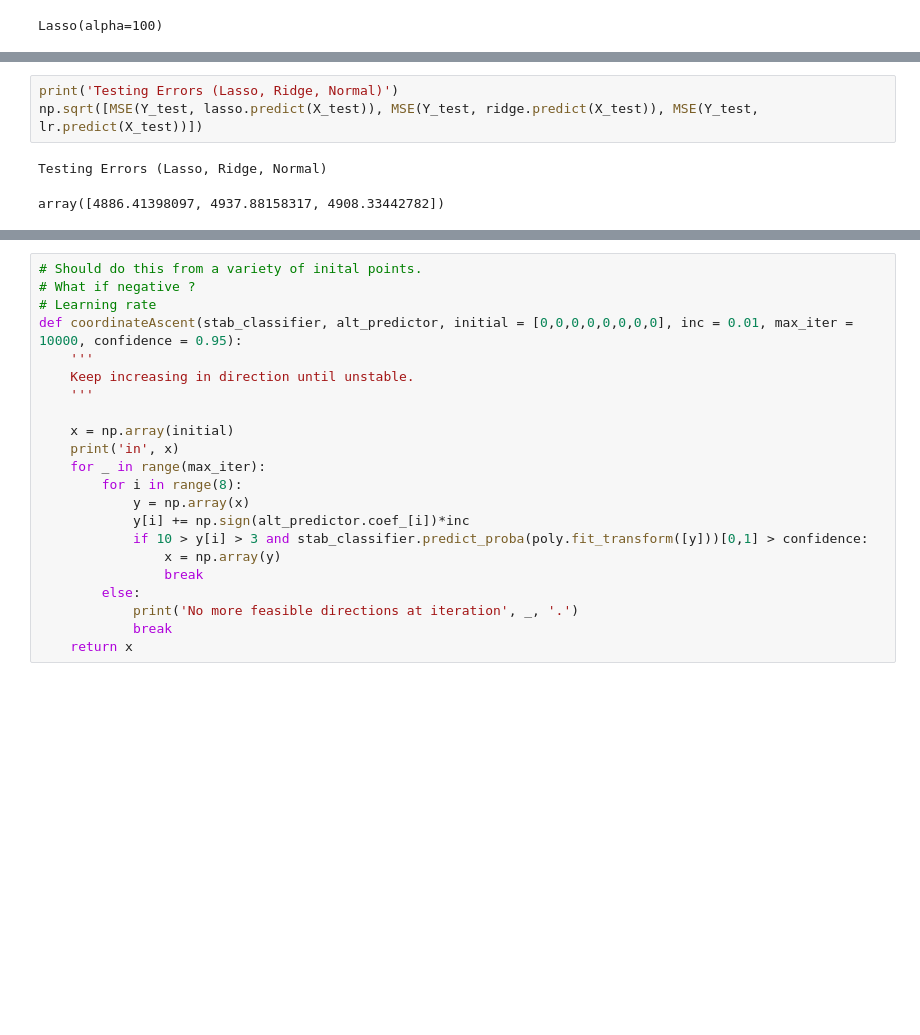
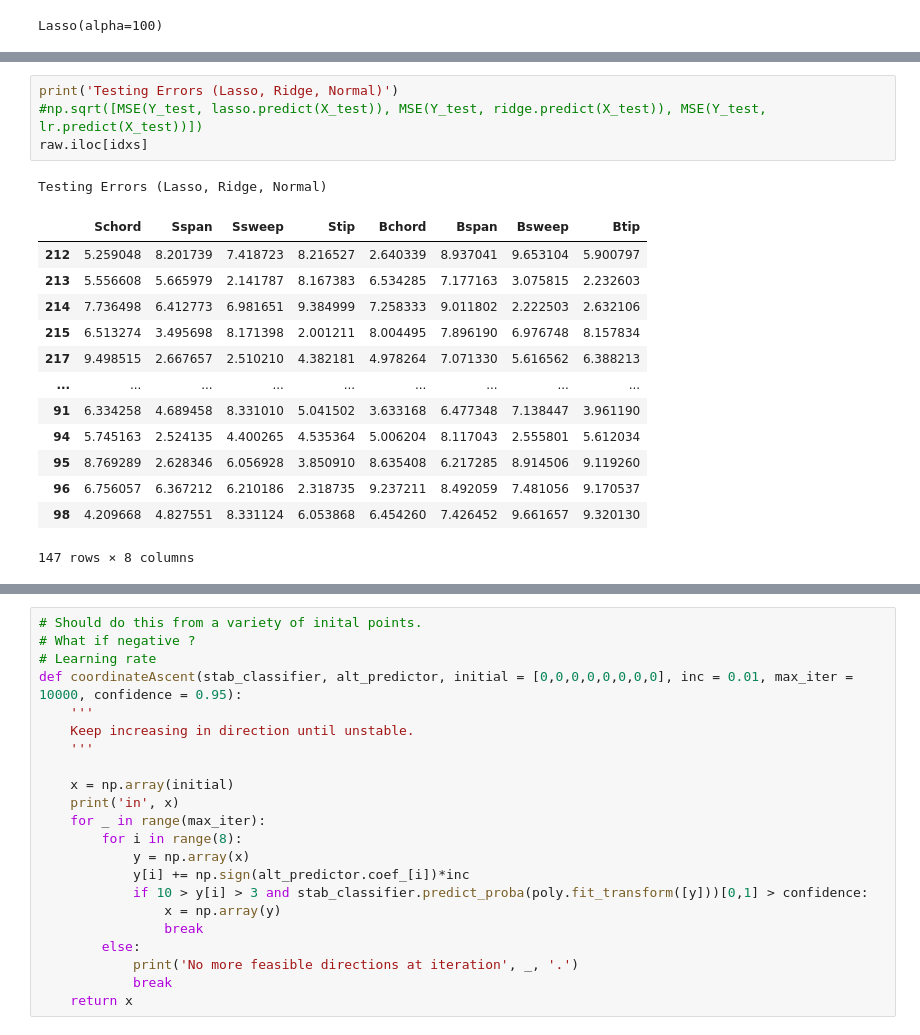
Before and after one commit to alex-t-hu/rocket, a Jupyter notebook: altitude-coordinate-ascent.ipynb, the cells around one changed output, grey strips where cells are left out. Saved outputs shown, nothing was run; the diff lists cells and outputs as text; blank space fills up the shorter version.

```diff
--- a/altitude-coordinate-ascent.ipynb
+++ b/altitude-coordinate-ascent.ipynb
@@ -167,9 +168,22 @@ array([4380.94130458, 4393.30979685, 4378.399079  ])
 # %%
 print('Testing Errors (Lasso, Ridge, Normal)')
-np.sqrt([MSE(Y_test, lasso.predict(X_test)), MSE(Y_test, ridge.predict(X_test)), MSE(Y_test, lr.predict(X_test))])
+#np.sqrt([MSE(Y_test, lasso.predict(X_test)), MSE(Y_test, ridge.predict(X_test)), MSE(Y_test, lr.predict(X_test))])
+raw.iloc[idxs]
 # %% [output]
 Testing Errors (Lasso, Ridge, Normal)
+|  | Schord | Sspan | Ssweep | Stip | Bchord | Bspan | Bsweep | Btip |
+| 212 | 5.259048 | 8.201739 | 7.418723 | 8.216527 | 2.640339 | 8.937041 | 9.653104 | 5.900797 |
+| 213 | 5.556608 | 5.665979 | 2.141787 | 8.167383 | 6.534285 | 7.177163 | 3.075815 | 2.232603 |
+| 214 | 7.736498 | 6.412773 | 6.981651 | 9.384999 | 7.258333 | 9.011802 | 2.222503 | 2.632106 |
+| 215 | 6.513274 | 3.495698 | 8.171398 | 2.001211 | 8.004495 | 7.896190 | 6.976748 | 8.157834 |
+| 217 | 9.498515 | 2.667657 | 2.510210 | 4.382181 | 4.978264 | 7.071330 | 5.616562 | 6.388213 |
+| ... | ... | ... | ... | ... | ... | ... | ... | ... |
+| 91 | 6.334258 | 4.689458 | 8.331010 | 5.041502 | 3.633168 | 6.477348 | 7.138447 | 3.961190 |
+| 94 | 5.745163 | 2.524135 | 4.400265 | 4.535364 | 5.006204 | 8.117043 | 2.555801 | 5.612034 |
+| 95 | 8.769289 | 2.628346 | 6.056928 | 3.850910 | 8.635408 | 6.217285 | 8.914506 | 9.119260 |
+| 96 | 6.756057 | 6.367212 | 6.210186 | 2.318735 | 9.237211 | 8.492059 | 7.481056 | 9.170537 |
+| 98 | 4.209668 | 4.827551 | 8.331124 | 6.053868 | 6.454260 | 7.426452 | 9.661657 | 9.320130 |
-array([4886.41398097, 4937.88158317, 4908.33442782])
+147 rows × 8 columns
 # %%
 poly = PolynomialFeatures(2)
 raw = filtered_df.iloc[:,:8]
```
Also changed, not shown: parts of 5 cells of this notebook, 3 other files.
